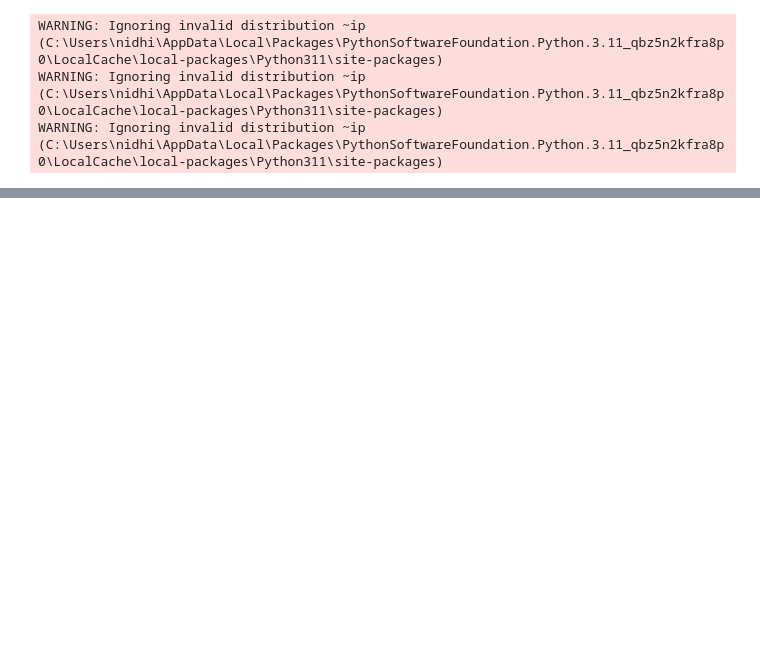
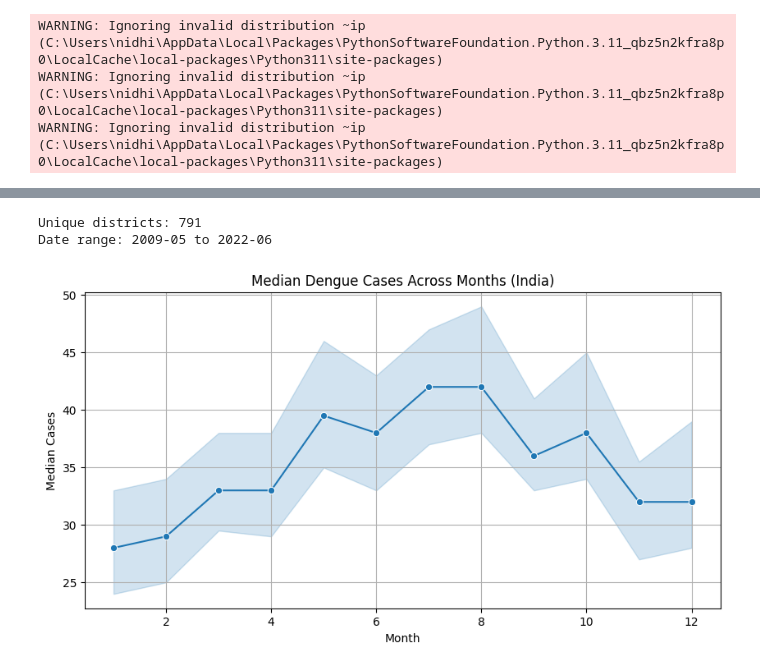
Before and after one commit to Nidhi2805/epidemic-hotspot-risk-prediction, a Jupyter notebook: notebooks/02_eda.ipynb, the cells around one changed output, grey strips where cells are left out. Saved outputs shown, nothing was run; the diff lists cells and outputs as text; code cells hidden in the pictures; blank space fills up the shorter version.

```diff
--- a/notebooks/02_eda.ipynb
+++ b/notebooks/02_eda.ipynb
@@ -52,0 +54,22 @@ df.head()
+# %%
+print("Unique districts:", df['district'].nunique())
+print("Date range:", df['year_month'].min(), "to", df['year_month'].max())
+# %% [output]
+Unique districts: 791
+Date range: 2009-05 to 2022-06
+# %%
+plt.figure(figsize=(10,5))
+sns.lineplot(
+    data=df,
+    x='Month',
+    y='Cases',
+    estimator='median',
+    marker='o'
+)
+plt.title("Median Dengue Cases Across Months (India)")
+plt.xlabel("Month")
+plt.ylabel("Median Cases")
+plt.grid(True)
+plt.show()
+# %% [output]
+[figure, added]
```
Also changed, not shown: parts of 6 cells of this notebook.
